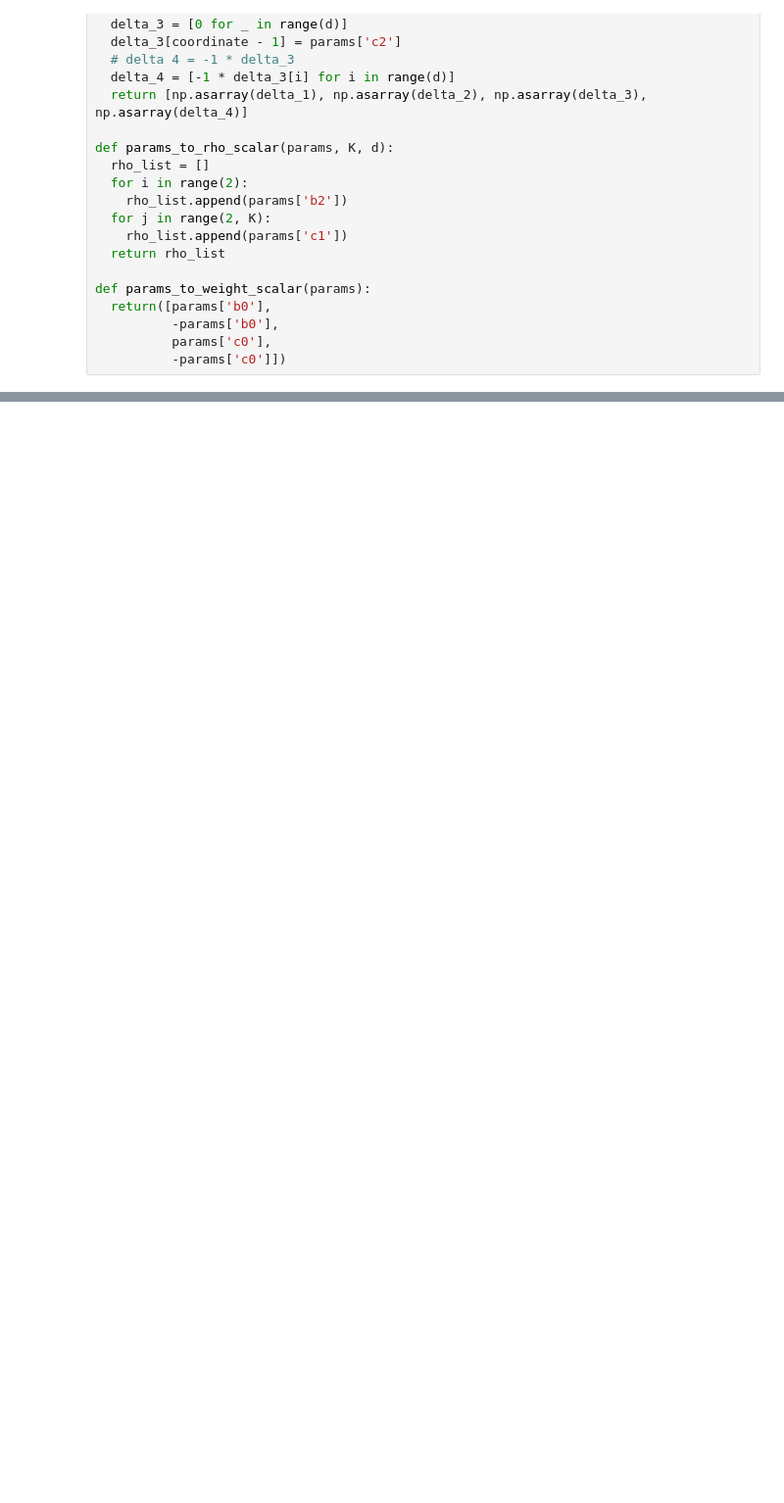
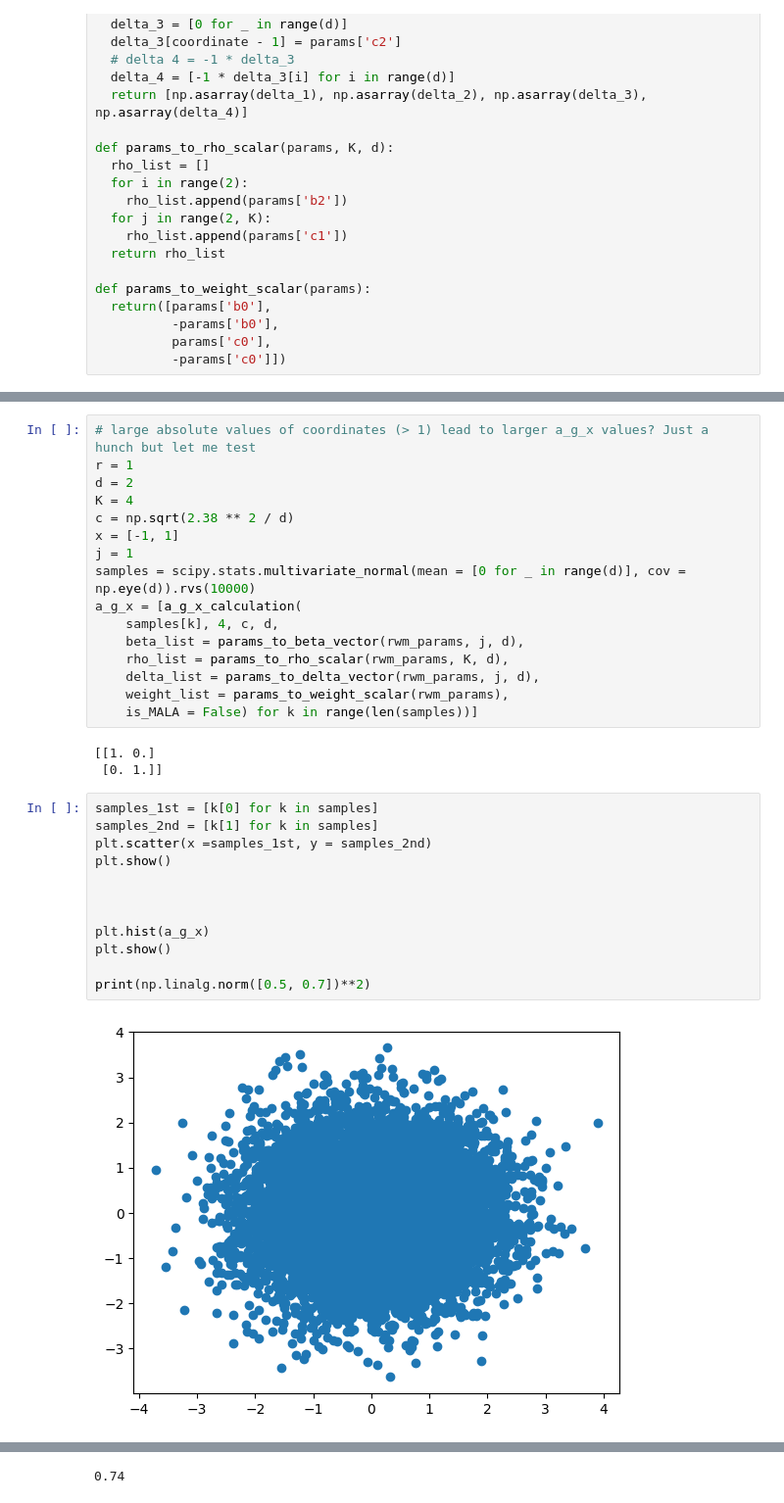
Before and after one commit to anthonyhu25/Variance-Reduction-Metropolis, a Jupyter notebook: variance_reduction_for_metropolis_hastings_example_3_1.ipynb, the cells around one changed output, grey strips where cells are left out. Shown at 98% size. Cells and saved outputs as stored; diff of their text form; blank space fills up the shorter version.

```diff
--- a/variance_reduction_for_metropolis_hastings_example_3_1.ipynb
+++ b/variance_reduction_for_metropolis_hastings_example_3_1.ipynb
@@ -525,0 +554,33 @@ plt.show()
+# %%
+# large absolute values of coordinates (> 1) lead to larger a_g_x values? Just a hunch but let me test
+r = 1
+d = 2
+K = 4
+c = np.sqrt(2.38 ** 2 / d)
+x = [-1, 1]
+j = 1
+samples = scipy.stats.multivariate_normal(mean = [0 for _ in range(d)], cov = np.eye(d)).rvs(10000)
+a_g_x = [a_g_x_calculation(
+    samples[k], 4, c, d,
+    beta_list = params_to_beta_vector(rwm_params, j, d),
+    rho_list = params_to_rho_scalar(rwm_params, K, d),
+    delta_list = params_to_delta_vector(rwm_params, j, d),
+    weight_list = params_to_weight_scalar(rwm_params),
+    is_MALA = False) for k in range(len(samples))]
+# %% [output]
+[[1. 0.]
+ [0. 1.]]
+# %%
+samples_1st = [k[0] for k in samples]
+samples_2nd = [k[1] for k in samples]
+plt.scatter(x =samples_1st, y = samples_2nd)
+plt.show()
+
+
+
+plt.hist(a_g_x)
+plt.show()
+
+print(np.linalg.norm([0.5, 0.7])**2)
+# %% [output]
+[figure, added]
@@ -525,0 +588 @@ plt.show()
+0.74
```
Also changed, not shown: parts of 9 cells of this notebook.
